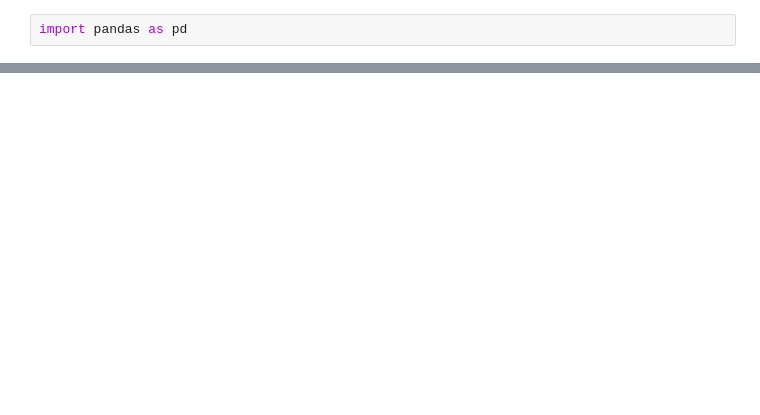
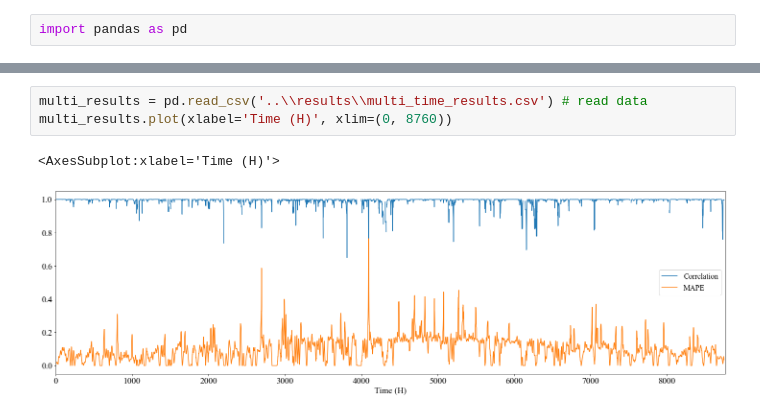
Before and after one commit to fzhang-WZ/Task-3-UQMetric, a Jupyter notebook: examples/python_version.ipynb, the cells around one changed output, grey strips where cells are left out. Cells and saved outputs as stored; diff of their text form; blank space fills up the shorter version.

```diff
--- a/examples/python_version.ipynb
+++ b/examples/python_version.ipynb
@@ -60,0 +84,6 @@ PI.to_csv('..\\results\\multi_PI_results.csv')# save results
+# %%
+multi_results = pd.read_csv('..\\results\\multi_time_results.csv') # read data
+multi_results.plot(xlabel='Time (H)', xlim=(0, 8760))
+# %% [output]
+<AxesSubplot:xlabel='Time (H)'>
+[figure, added]
```
Also changed, not shown: parts of 14 cells of this notebook, 7 other files.
